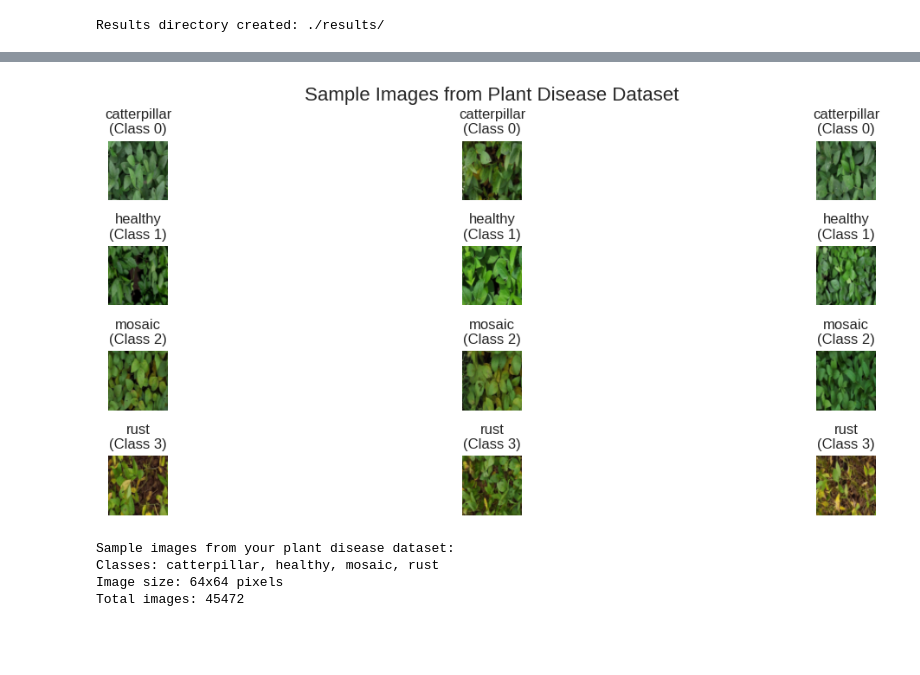
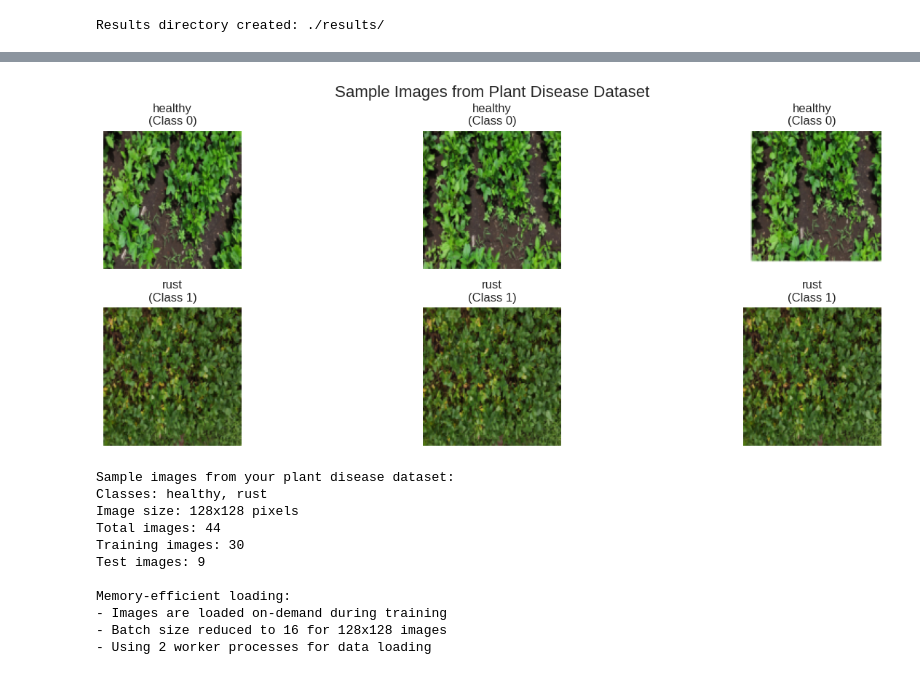
Before and after one commit to Rtarun3606k/drone-crop, a Jupyter notebook: ML/BNN-split-images/BNN.ipynb, the cells around one changed output, grey strips where cells are left out. Drawn from its saved outputs; the diff is of its cells as text; code cells hidden in the pictures; blank space fills up the shorter version.

```diff
--- a/ML/BNN-split-images/BNN.ipynb
+++ b/ML/BNN-split-images/BNN.ipynb
@@ -434,49 +662,80 @@ Number of test batches: 285
 # %%
 # Visualize Sample Images from the Dataset
 def denormalize_image(tensor, mean=[0.485, 0.456, 0.406], std=[0.229, 0.224, 0.225]):
     """Denormalize image tensor for visualization"""
     mean = torch.tensor(mean).view(3, 1, 1)
     std = torch.tensor(std).view(3, 1, 1)
     return tensor * std + mean
 
+# Get sample images from the dataset
+def get_sample_images(dataset, class_names, samples_per_class=3):
+    """Get sample images from each class"""
+    class_samples = {i: [] for i in range(len(class_names))}
+
+    # Collect samples from each class
+    for idx, (img_path, class_idx) in enumerate(dataset.samples):
+        if len(class_samples[class_idx]) < samples_per_class:
+            class_samples[class_idx].append(idx)
+
+        # Check if we have enough samples for all classes
+        if all(len(samples) >= samples_per_class for samples in class_samples.values()):
+            break
+
+    return class_samples
+
+# Get sample indices
+sample_indices = get_sample_images(full_dataset, class_names, samples_per_class=3)
+
 # Display sample images from each class
 plt.figure(figsize=(15, 5))
 
-samples_per_class = 3
 for class_idx, class_name in enumerate(class_names):
-    # Get indices for this class
-    class_indices = torch.where(y == class_idx)[0]
+    indices = sample_indices[class_idx]
 
-    # Select random samples from this class
-    random_indices = torch.randperm(len(class_indices))[:samples_per_class]
-    sample_indices = class_indices[random_indices]
+    for i, sample_idx in enumerate(indices):
+        plt.subplot(len(class_names), 3, class_idx * 3 + i + 1)
 
-    for i, sample_idx in enumerate(sample_indices):
-        plt.subplot(len(class_names), samples_per_class, class_idx * samples_per_class + i + 1)
+        # Load and process single image
+        img, label = full_dataset[sample_idx]
 
-        # Get and denormalize image
-        img = denormalize_image(X[sample_idx])
-        img = torch.clamp(img, 0, 1)  # Ensure values are in [0,1]
+        # Denormalize image
+        img_denorm = denormalize_image(img)
+        img_denorm = torch.clamp(img_denorm, 0, 1)  # Ensure values are in [0,1]
 
         # Convert to numpy and transpose for matplotlib
-        img_np = img.permute(1, 2, 0).numpy()
+        img_np = img_denorm.permute(1, 2, 0).numpy()
 
         plt.imshow(img_np)
         plt.title(f"{class_name}\n(Class {class_idx})")
         plt.axis('off')
 
 plt.tight_layout()
 plt.suptitle('Sample Images from Plant Disease Dataset', y=1.02, fontsize=16)
 plt.show()
 
 print(f"Sample images from your plant disease dataset:")
 print(f"Classes: {', '.join(class_names)}")
-print(f"Image size: 64x64 pixels")
-print(f"Total images: {len(X)}")
+print(f"Image size: 128x128 pixels")
+print(f"Total images: {len(full_dataset)}")
+print(f"Training images: {len(train_dataset)}")
+print(f"Test images: {len(test_dataset)}")
+
+# Memory usage info
+print(f"\nMemory-efficient loading:")
+print(f"- Images are loaded on-demand during training")
+print(f"- Batch size reduced to {batch_size} for 128x128 images")
+print(f"- Using {train_loader.num_workers} worker processes for data loading")
 # %% [output]
-[figure, old version]
+[figure, new version]
 Sample images from your plant disease dataset:
-Classes: catterpillar, healthy, mosaic, rust
-Image size: 64x64 pixels
-Total images: 45472
+Classes: healthy, rust
+Image size: 128x128 pixels
+Total images: 44
+Training images: 30
+Test images: 9
+
+Memory-efficient loading:
+- Images are loaded on-demand during training
+- Batch size reduced to 16 for 128x128 images
+- Using 2 worker processes for data loading
 # %%
```
Also changed, not shown: parts of 12 cells of this notebook, 15 other files.
